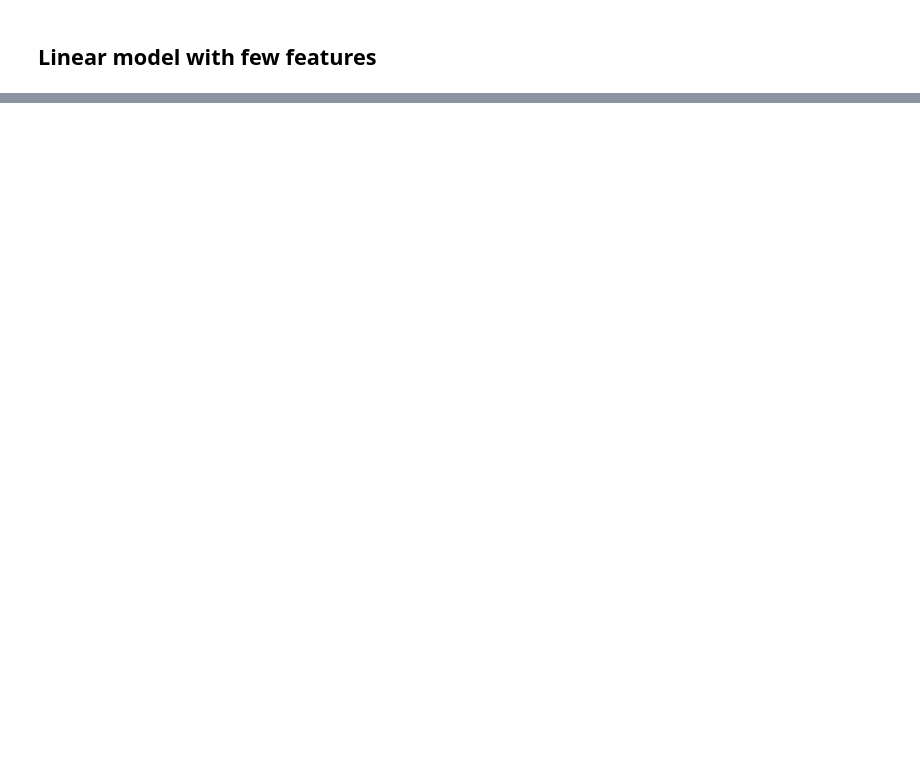
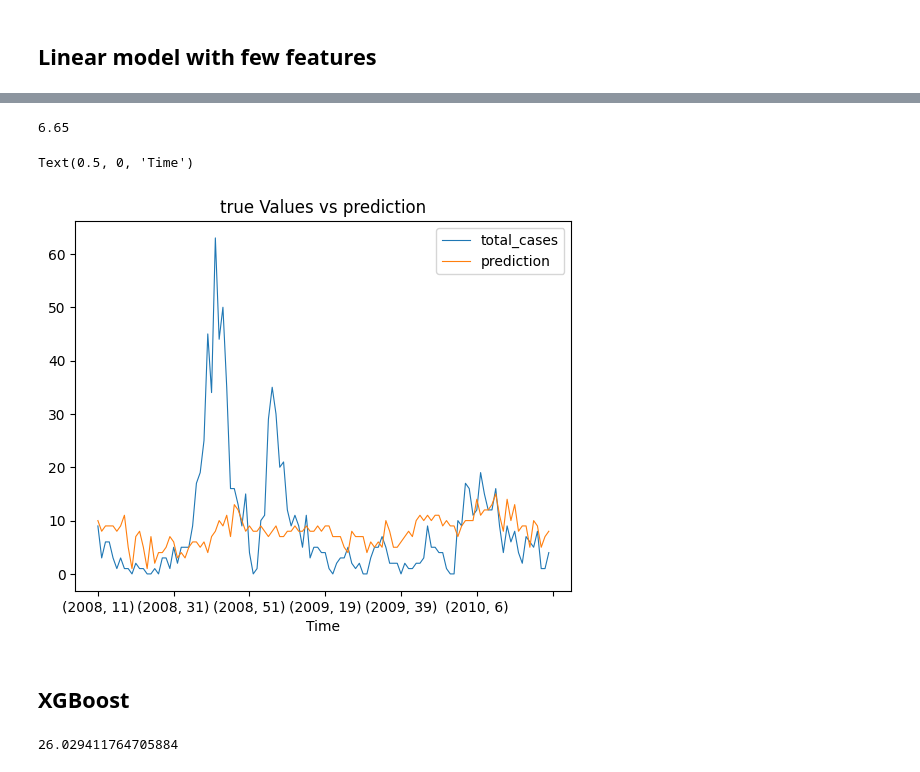
Before and after one commit to WinnieCP/dsr_dengue_minicompetition, a Jupyter notebook: notebooks/Baseline.ipynb, the cells around one changed output, grey strips where cells are left out. Cells and saved outputs as stored; diff of their text form; code cells hidden in the pictures; blank space fills up the shorter version.

```diff
--- a/notebooks/Baseline.ipynb
+++ b/notebooks/Baseline.ipynb
@@ -140,2 +160,4 @@ Text(0.5, 0, 'Time')
 # %% [markdown]
 ## Linear model with few features
+# %%
+features = ['reanalysis_specific_humidity_g_per_kg', 'reanalysis_dew_point_temp_k', 'station_avg_temp_c', 'station_min_temp_c']
@@ -141,0 +183,21 @@ Text(0.5, 0, 'Time')
+# %%
+#Test for iq
+iq_pred = LinearRegression_dengue(iq_train_features_subtrain, iq_train_labels_subtrain, iq_train_features_subtest, features, reg='Ridge', alpha=0.1)
+mean_absolute_error(iq_train_labels_subtest, iq_pred)
+# %% [output]
+6.65
+# %%
+iq_df_plot = iq_train_labels_subtest.copy()
+iq_df_plot['prediction'] = iq_pred
+# %%
+(iq_df_plot
+     .plot
+     .line(lw=0.8))
+
+plt.title('true Values vs prediction')
+plt.xlabel('Time')
+# %% [output]
+Text(0.5, 0, 'Time')
+[figure, added]
+# %% [markdown]
+## XGBoost
@@ -141,0 +216,6 @@ Text(0.5, 0, 'Time')
+# %%
+#Test for sj
+sj_pred = XGBoost_dengue(sj_train_features_subtrain, sj_train_labels_subtrain, sj_train_features_subtest, features)
+mean_absolute_error(sj_train_labels_subtest, sj_pred)
+# %% [output]
+26.029411764705884
```
Also changed, not shown: parts of 24 cells of this notebook.
